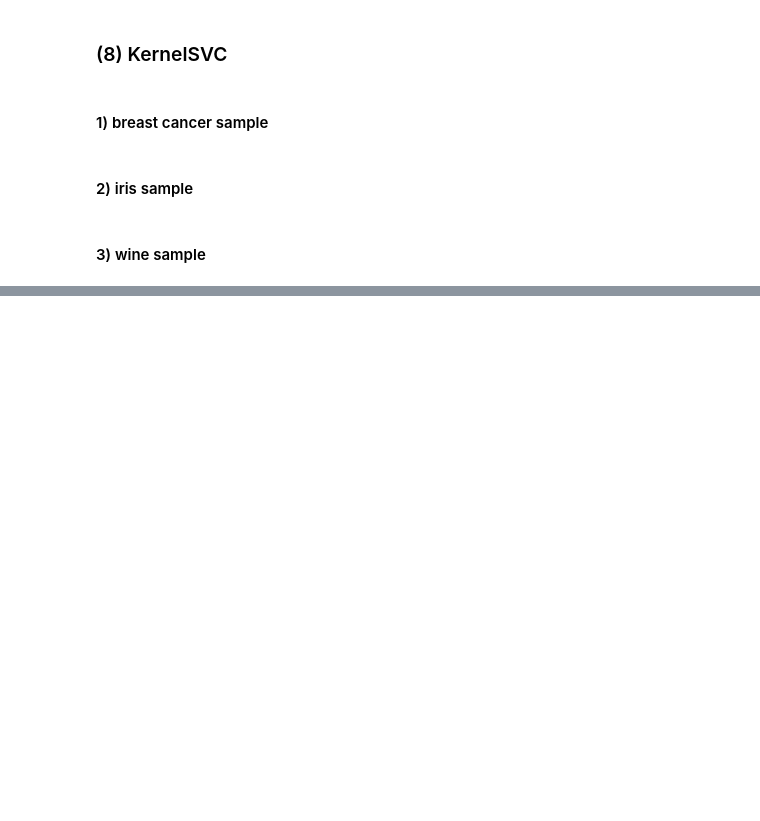
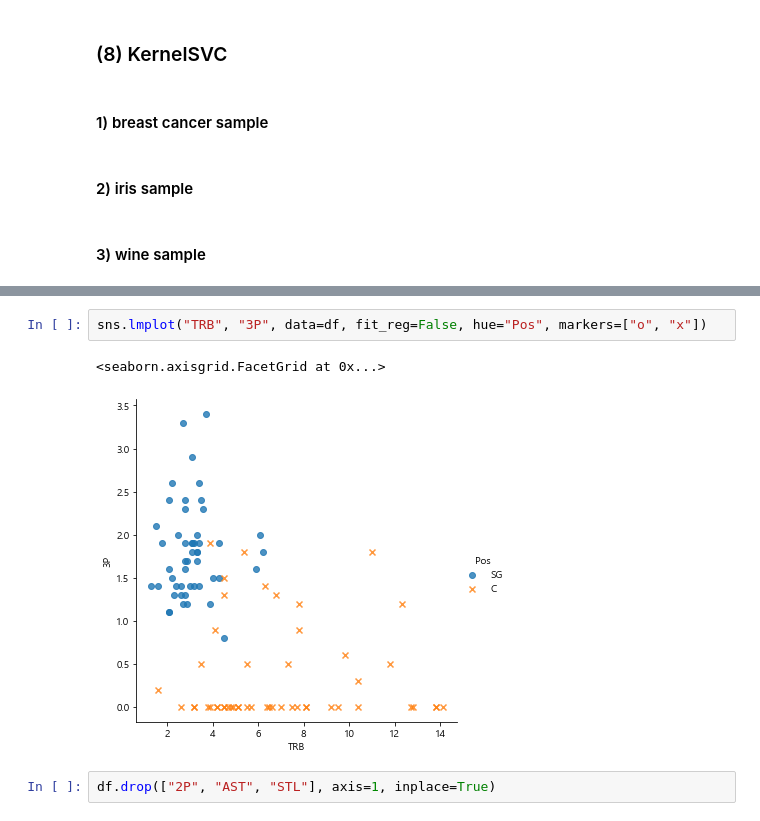
Before and after one commit to NikeLee/pythonwork, a Jupyter notebook: ai/4_SVM.ipynb, the cells around one changed output, grey strips where cells are left out. Saved outputs shown, nothing was run; the diff lists cells and outputs as text; blank space fills up the shorter version.

```diff
--- a/ai/4_SVM.ipynb
+++ b/ai/4_SVM.ipynb
@@ -882,0 +920,7 @@ Fitting 5 folds for each of 6 candidates, totalling 30 fits
+# %%
+sns.lmplot("TRB", "3P", data=df, fit_reg=False, hue="Pos", markers=["o", "x"])
+# %% [output]
+<seaborn.axisgrid.FacetGrid at 0x...>
+[figure, added]
+# %%
+df.drop(["2P", "AST", "STL"], axis=1, inplace=True)
```
Also changed, not shown: parts of 41 cells of this notebook, 1 other file.
